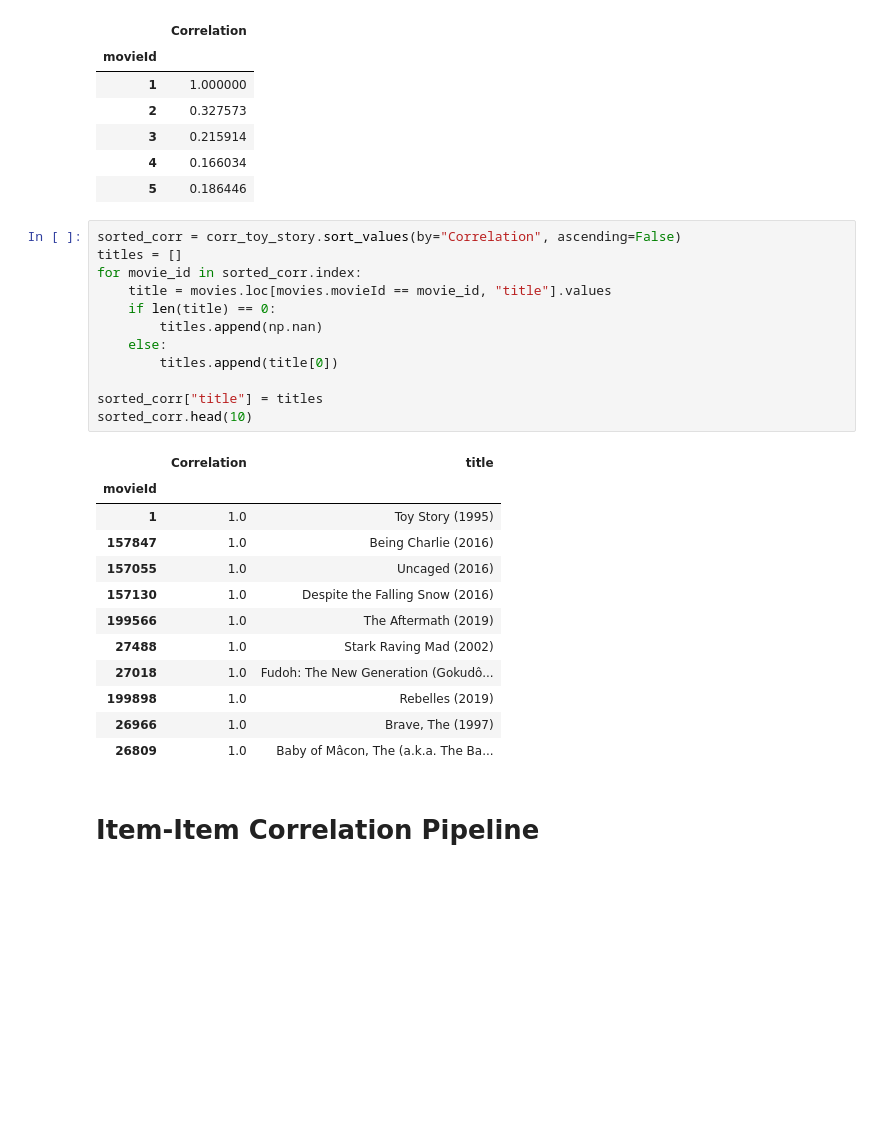
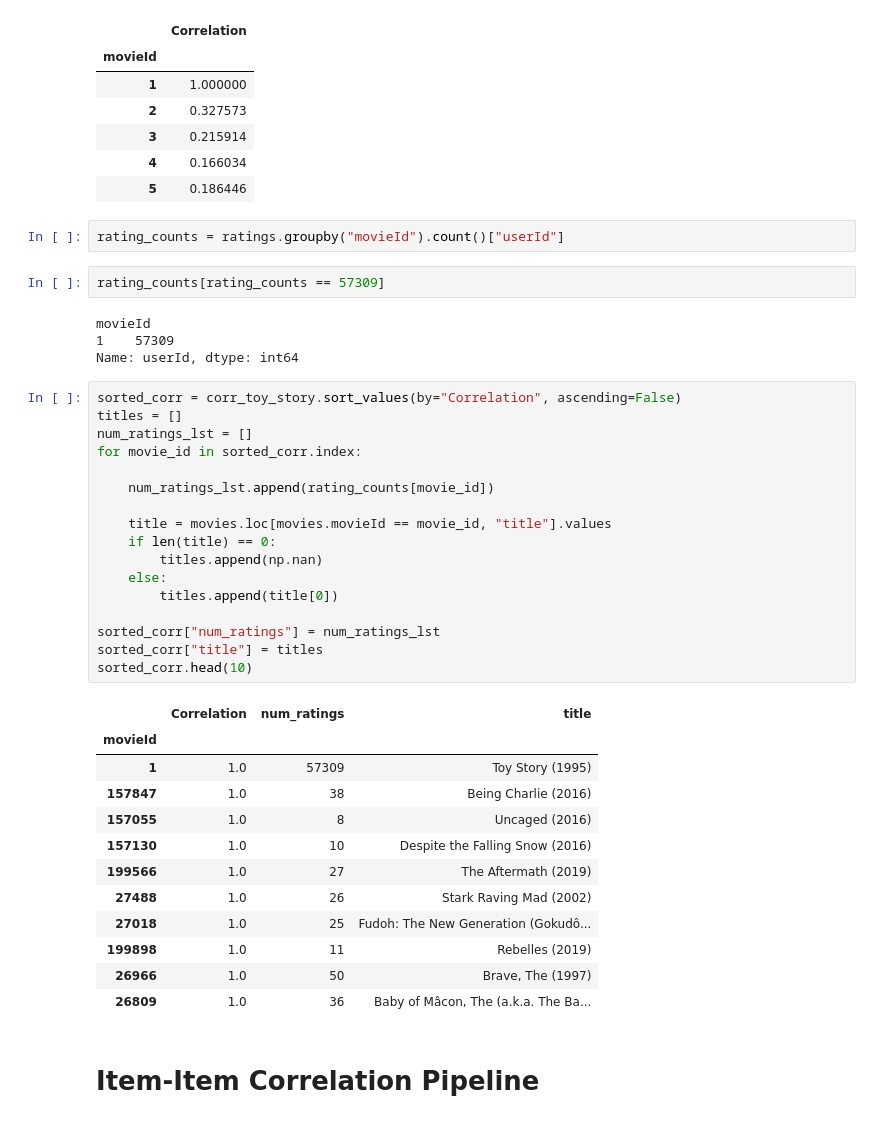
Before and after one commit to jeremylee73/bestclass-recommender, a Jupyter notebook: MovieLens Experimentation.ipynb, the cells around one changed output. Cells and saved outputs as stored; diff of their text form; blank space fills up the shorter version.

```diff
--- a/MovieLens Experimentation.ipynb
+++ b/MovieLens Experimentation.ipynb
@@ -389,31 +389,44 @@ corr_toy_story.head()
 | 3 | 0.215914 |
 | 4 | 0.166034 |
 | 5 | 0.186446 |
+# %%
+rating_counts = ratings.groupby("movieId").count()["userId"]
+# %%
+rating_counts[rating_counts == 57309]
+# %% [output]
+movieId
+1    57309
+Name: userId, dtype: int64
 # %%
 sorted_corr = corr_toy_story.sort_values(by="Correlation", ascending=False)
 titles = []
+num_ratings_lst = []
 for movie_id in sorted_corr.index:
+
+    num_ratings_lst.append(rating_counts[movie_id])
+
     title = movies.loc[movies.movieId == movie_id, "title"].values
     if len(title) == 0:
         titles.append(np.nan)
     else:
         titles.append(title[0])
 
+sorted_corr["num_ratings"] = num_ratings_lst
 sorted_corr["title"] = titles
 sorted_corr.head(10)
 # %% [output]
-|  | Correlation | title |
-| movieId |  |  |
-| 1 | 1.0 | Toy Story (1995) |
-| 157847 | 1.0 | Being Charlie (2016) |
-| 157055 | 1.0 | Uncaged (2016) |
-| 157130 | 1.0 | Despite the Falling Snow (2016) |
-| 199566 | 1.0 | The Aftermath (2019) |
-| 27488 | 1.0 | Stark Raving Mad (2002) |
-| 27018 | 1.0 | Fudoh: The New Generation (Gokudô... |
-| 199898 | 1.0 | Rebelles (2019) |
-| 26966 | 1.0 | Brave, The (1997) |
-| 26809 | 1.0 | Baby of Mâcon, The (a.k.a. The Ba... |
+|  | Correlation | num_ratings | title |
+| movieId |  |  |  |
+| 1 | 1.0 | 57309 | Toy Story (1995) |
+| 157847 | 1.0 | 38 | Being Charlie (2016) |
+| 157055 | 1.0 | 8 | Uncaged (2016) |
+| 157130 | 1.0 | 10 | Despite the Falling Snow (2016) |
+| 199566 | 1.0 | 27 | The Aftermath (2019) |
+| 27488 | 1.0 | 26 | Stark Raving Mad (2002) |
+| 27018 | 1.0 | 25 | Fudoh: The New Generation (Gokudô... |
+| 199898 | 1.0 | 11 | Rebelles (2019) |
+| 26966 | 1.0 | 50 | Brave, The (1997) |
+| 26809 | 1.0 | 36 | Baby of Mâcon, The (a.k.a. The Ba... |
 # %% [markdown]
 # Item-Item Correlation Pipeline
 # %%
```
Also changed, not shown: parts of 10 cells of this notebook.
